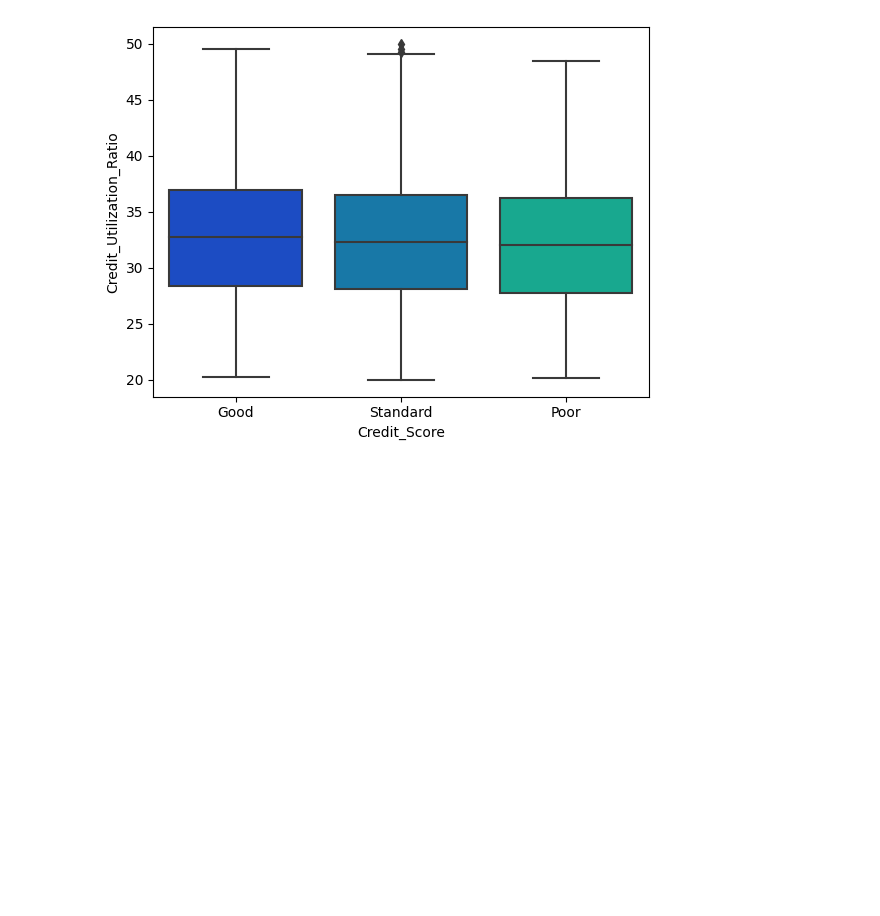
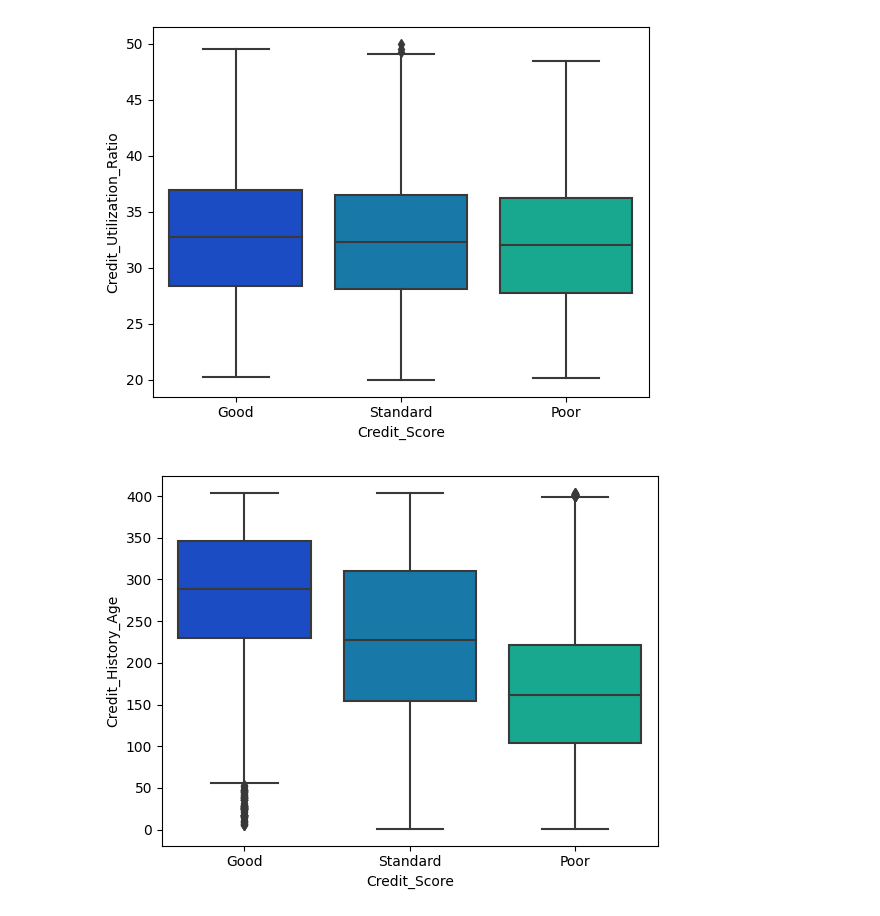
Before and after one commit to Minazor/ML_Challenge_for_Myself, a Jupyter notebook: credit-score-classification.ipynb, the cells around one changed output. Saved outputs shown, nothing was run; the diff lists cells and outputs as text; code cells hidden in the pictures; blank space fills up the shorter version.

Commit message:
Data Exploration Par of Credit Score Classification

```diff
--- a/credit-score-classification.ipynb
+++ b/credit-score-classification.ipynb
@@ -175,3 +170,8 @@ sns.boxplot(x = 'Credit_Score', y='Credit_Utilization_Ratio', data= df, palette=
 plt.show()
 # %% [output]
 [figure]
+# %%
+sns.boxplot(x = 'Credit_Score', y='Credit_History_Age', data= df, palette='winter')
+plt.show()
+# %% [output]
+[figure, added]
```
Also changed, not shown: parts of 6 cells of this notebook.
